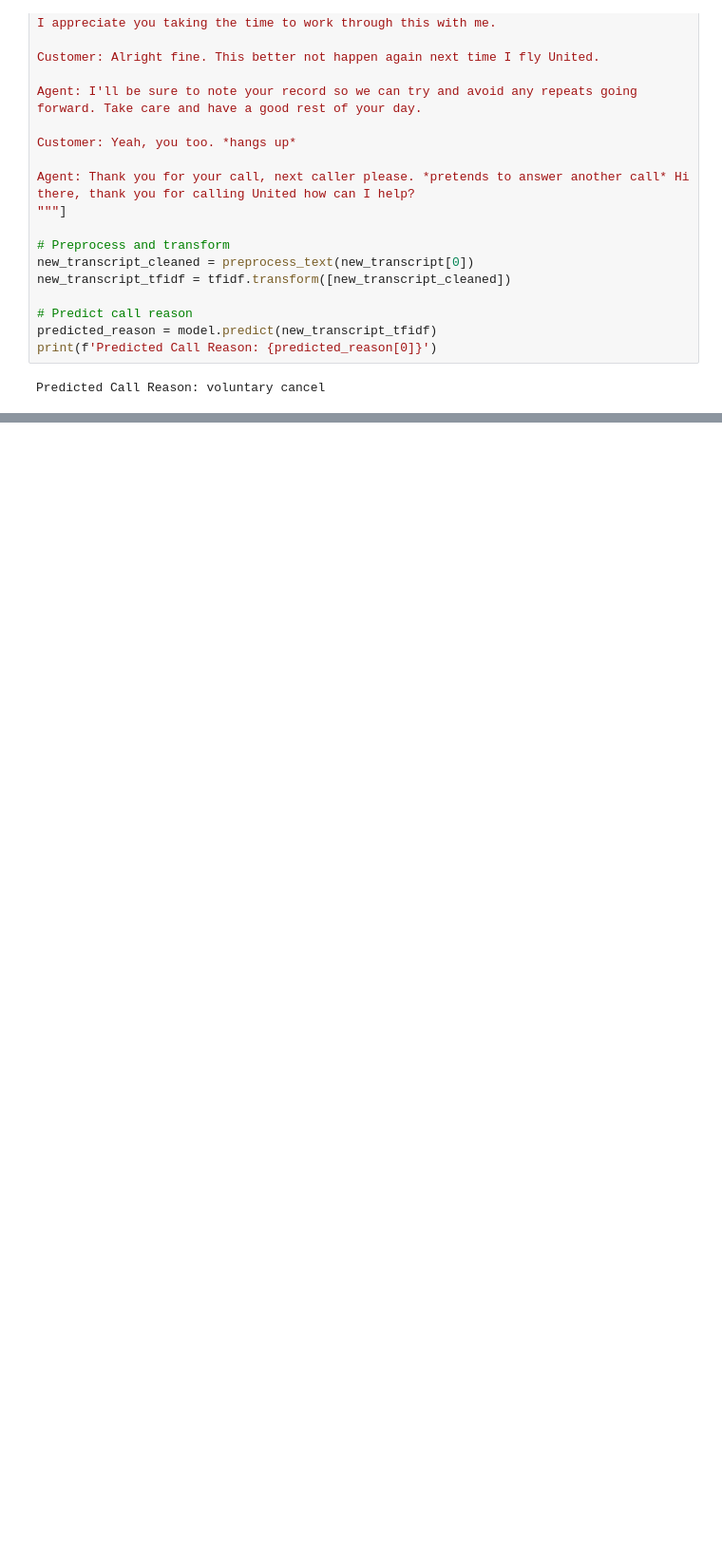
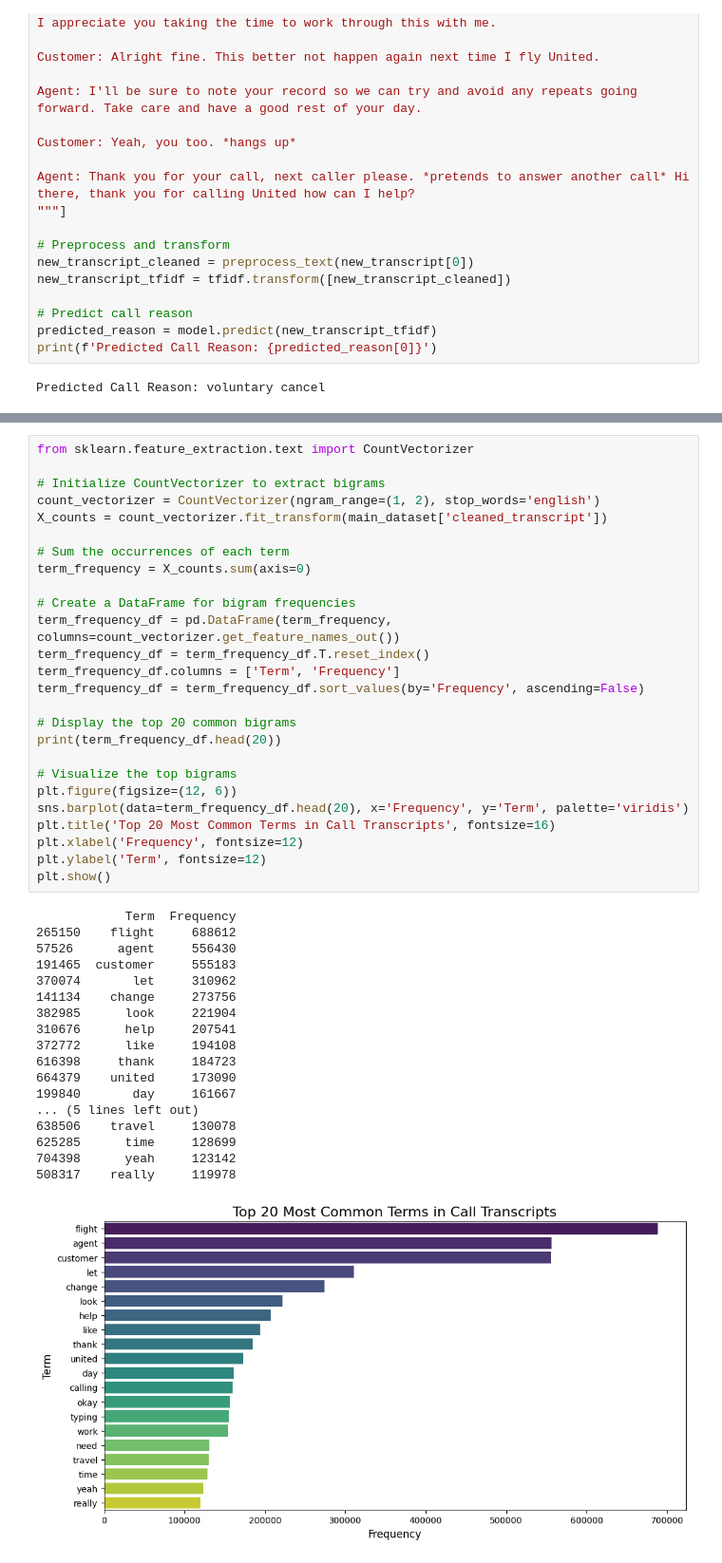
Before and after one commit to dheerajGits/skyhack, a Jupyter notebook: main.ipynb, the cells around one changed output, grey strips where cells are left out. Shown at 95% size. Saved outputs shown, nothing was run; the diff lists cells and outputs as text; blank space fills up the shorter version.

```diff
--- a/main.ipynb
+++ b/main.ipynb
@@ -916,0 +943,45 @@ Predicted Call Reason: voluntary cancel
+# %%
+from sklearn.feature_extraction.text import CountVectorizer
+
+# Initialize CountVectorizer to extract bigrams
+count_vectorizer = CountVectorizer(ngram_range=(1, 2), stop_words='english')
+X_counts = count_vectorizer.fit_transform(main_dataset['cleaned_transcript'])
+
+# Sum the occurrences of each term
+term_frequency = X_counts.sum(axis=0)
+
+# Create a DataFrame for bigram frequencies
+term_frequency_df = pd.DataFrame(term_frequency, columns=count_vectorizer.get_feature_names_out())
+term_frequency_df = term_frequency_df.T.reset_index()
+term_frequency_df.columns = ['Term', 'Frequency']
+term_frequency_df = term_frequency_df.sort_values(by='Frequency', ascending=False)
+
+# Display the top 20 common bigrams
+print(term_frequency_df.head(20))
+
+# Visualize the top bigrams
+plt.figure(figsize=(12, 6))
+sns.barplot(data=term_frequency_df.head(20), x='Frequency', y='Term', palette='viridis')
+plt.title('Top 20 Most Common Terms in Call Transcripts', fontsize=16)
+plt.xlabel('Frequency', fontsize=12)
+plt.ylabel('Term', fontsize=12)
+plt.show()
+# %% [output]
+            Term  Frequency
+265150    flight     688612
+57526      agent     556430
+191465  customer     555183
+370074       let     310962
+141134    change     273756
+382985      look     221904
+310676      help     207541
+372772      like     194108
+616398     thank     184723
+664379    united     173090
+199840       day     161667
+... (5 lines left out)
+638506    travel     130078
+625285      time     128699
+704398      yeah     123142
+508317    really     119978
+[figure, added]
```
Also changed, not shown: parts of 5 cells of this notebook, 3 other files.
